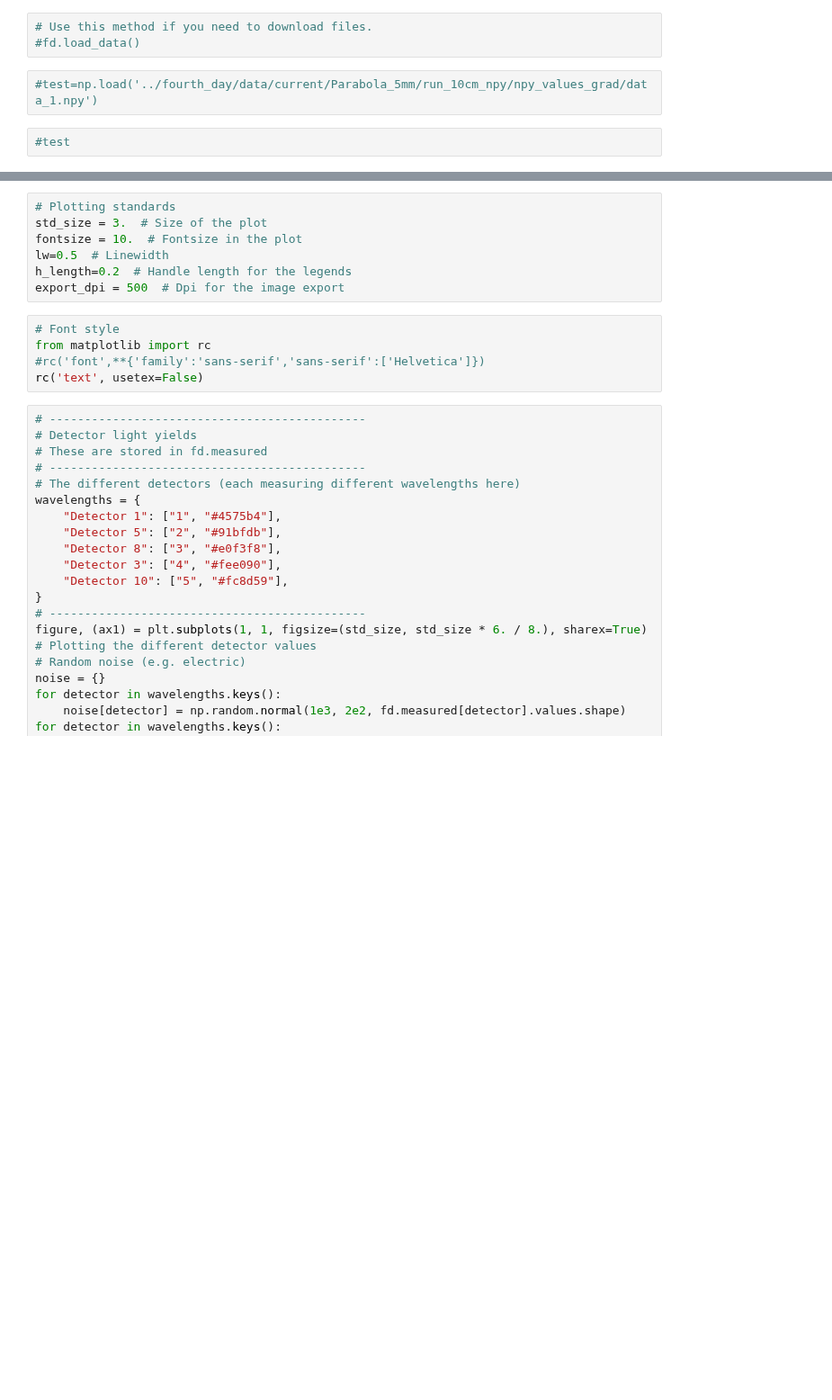
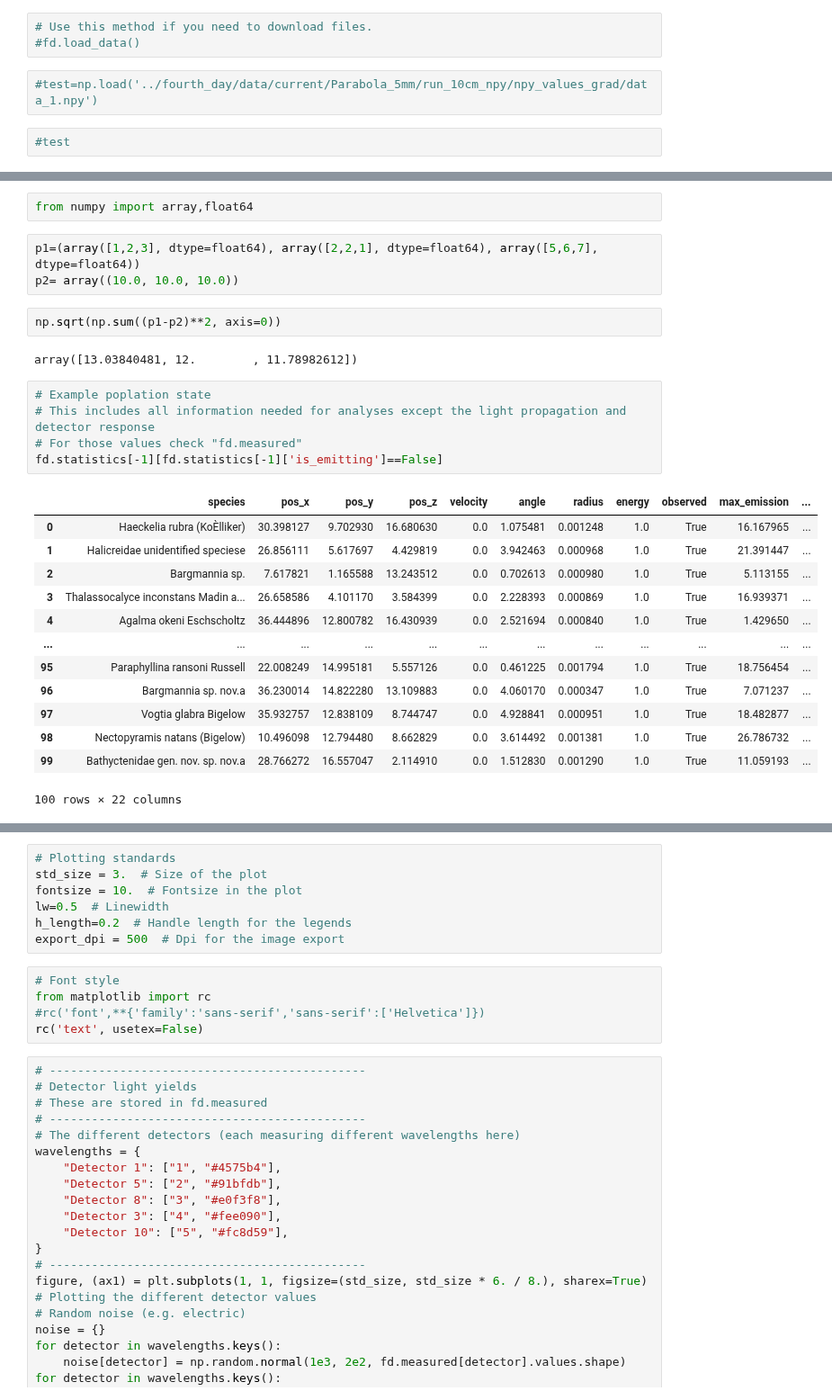
Before and after one commit to MeighenBergerS/fourth_day, a Jupyter notebook: examples/example_basics.ipynb, the cells around one changed output, grey strips where cells are left out. Shown at 90% size. Saved outputs shown, nothing was run; the diff lists cells and outputs as text; blank space fills up the shorter version.

```diff
--- a/examples/example_basics.ipynb
+++ b/examples/example_basics.ipynb
@@ -112,0 +114,28 @@ fd.sim()
+# %%
+from numpy import array,float64
+# %%
+p1=(array([1,2,3], dtype=float64), array([2,2,1], dtype=float64), array([5,6,7], dtype=float64))
+p2= array((10.0, 10.0, 10.0))
+# %%
+np.sqrt(np.sum((p1-p2)**2, axis=0))
+# %% [output]
+array([13.03840481, 12.        , 11.78982612])
+# %%
+# Example poplation state
+# This includes all information needed for analyses except the light propagation and detector response
+# For those values check "fd.measured"
+fd.statistics[-1][fd.statistics[-1]['is_emitting']==False]
+# %% [output]
+|  | species | pos_x | pos_y | pos_z | velocity | angle | radius | energy | observed | max_emission | ... |
+| 0 | Haeckelia rubra (KoÈlliker) | 30.398127 | 9.702930 | 16.680630 | 0.0 | 1.075481 | 0.001248 | 1.0 | True | 16.167965 | ... |
+| 1 | Halicreidae unidentified speciese | 26.856111 | 5.617697 | 4.429819 | 0.0 | 3.942463 | 0.000968 | 1.0 | True | 21.391447 | ... |
+| 2 | Bargmannia sp. | 7.617821 | 1.165588 | 13.243512 | 0.0 | 0.702613 | 0.000980 | 1.0 | True | 5.113155 | ... |
+| 3 | Thalassocalyce inconstans Madin a... | 26.658586 | 4.101170 | 3.584399 | 0.0 | 2.228393 | 0.000869 | 1.0 | True | 16.939371 | ... |
+| 4 | Agalma okeni Eschscholtz | 36.444896 | 12.800782 | 16.430939 | 0.0 | 2.521694 | 0.000840 | 1.0 | True | 1.429650 | ... |
+| ... | ... | ... | ... | ... | ... | ... | ... | ... | ... | ... | ... |
+| 95 | Paraphyllina ransoni Russell | 22.008249 | 14.995181 | 5.557126 | 0.0 | 0.461225 | 0.001794 | 1.0 | True | 18.756454 | ... |
+| 96 | Bargmannia sp. nov.a | 36.230014 | 14.822280 | 13.109883 | 0.0 | 4.060170 | 0.000347 | 1.0 | True | 7.071237 | ... |
+| 97 | Vogtia glabra Bigelow | 35.932757 | 12.838109 | 8.744747 | 0.0 | 4.928841 | 0.000951 | 1.0 | True | 18.482877 | ... |
+| 98 | Nectopyramis natans (Bigelow) | 10.496098 | 12.794480 | 8.662829 | 0.0 | 3.614492 | 0.001381 | 1.0 | True | 26.786732 | ... |
+| 99 | Bathyctenidae gen. nov. sp. nov.a | 28.766272 | 16.557047 | 2.114910 | 0.0 | 1.512830 | 0.001290 | 1.0 | True | 11.059193 | ... |
+100 rows × 22 columns
```
Also changed, not shown: parts of 7 cells of this notebook, 9 other files.
